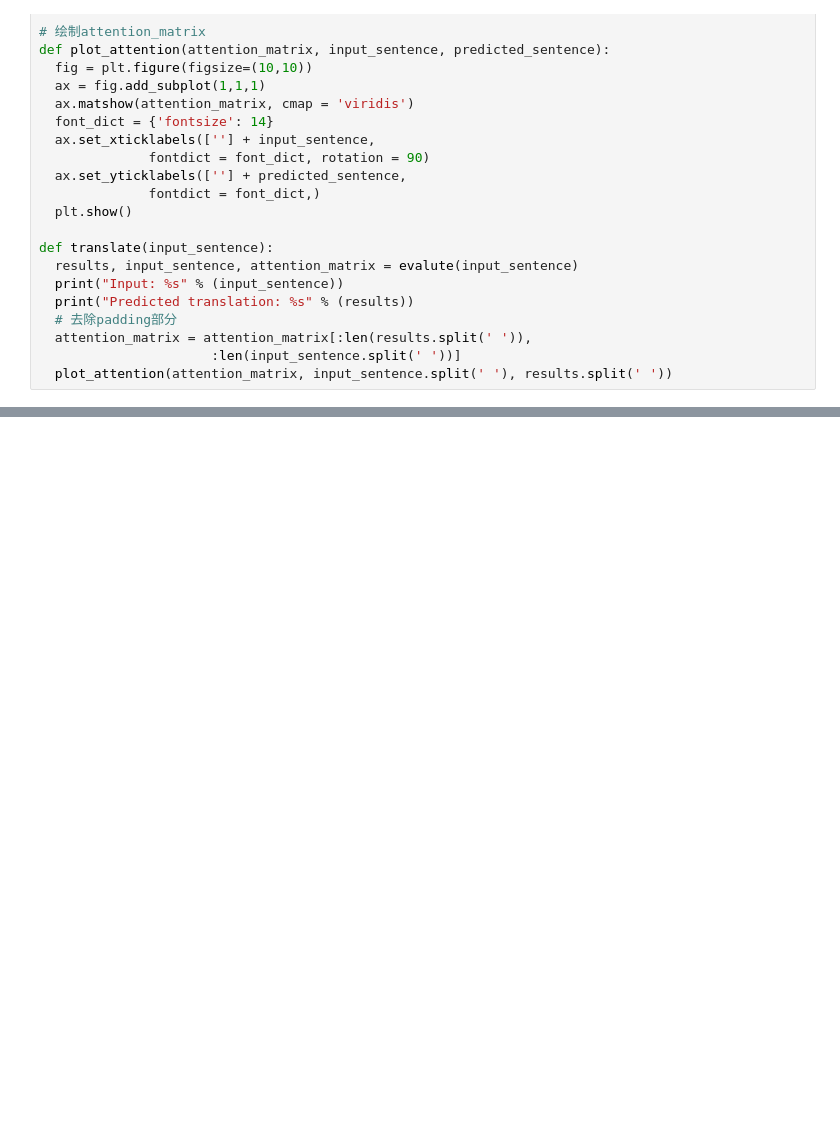
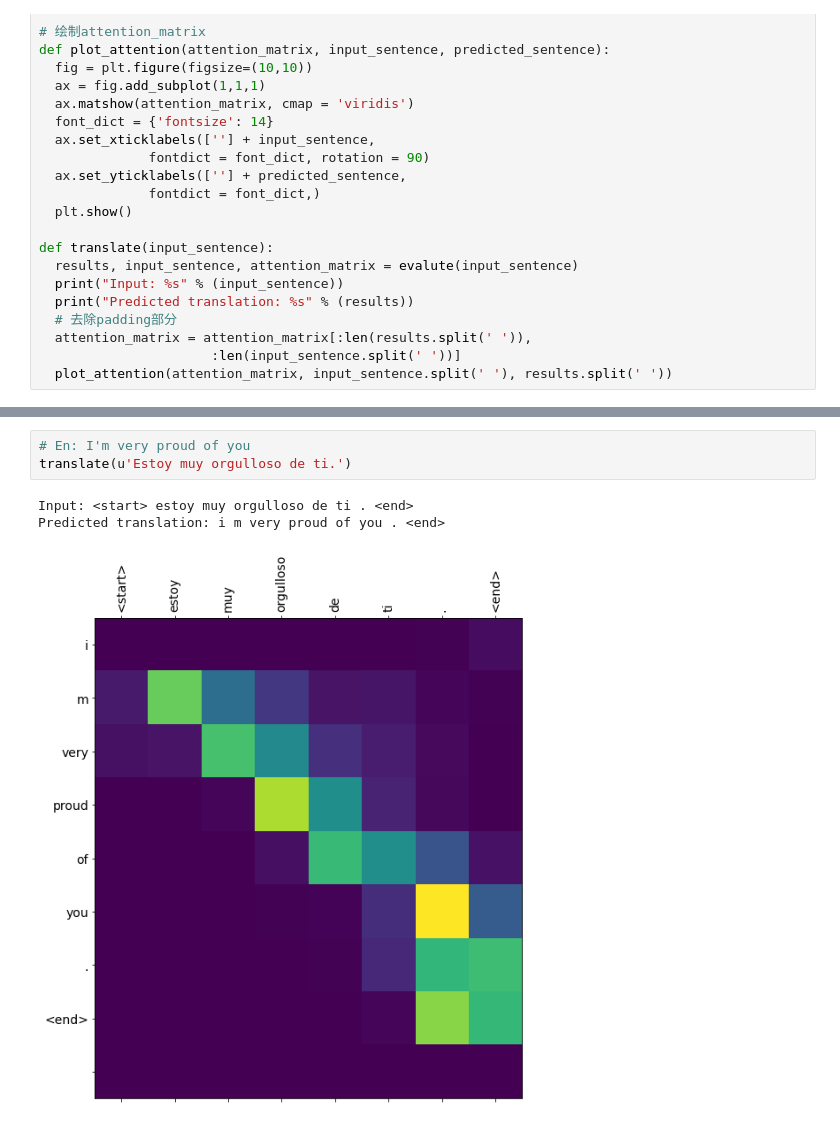
Before and after one commit to CLIS-237/Machine-Translation_Spanish-to-English, a Jupyter notebook: seq_seq_attention.ipynb, the cells around one changed output, grey strips where cells are left out. Cells and saved outputs as stored; diff of their text form; blank space fills up the shorter version.

```diff
--- a/seq_seq_attention.ipynb
+++ b/seq_seq_attention.ipynb
@@ -484,0 +492,7 @@ Predicted translation: it s very cold here . <end>
+# %%
+# En: I'm very proud of you
+translate(u'Estoy muy orgulloso de ti.')
+# %% [output]
+Input: <start> estoy muy orgulloso de ti . <end>
+Predicted translation: i m very proud of you . <end>
+[figure, added]
```
Also changed, not shown: parts of 2 cells of this notebook.
